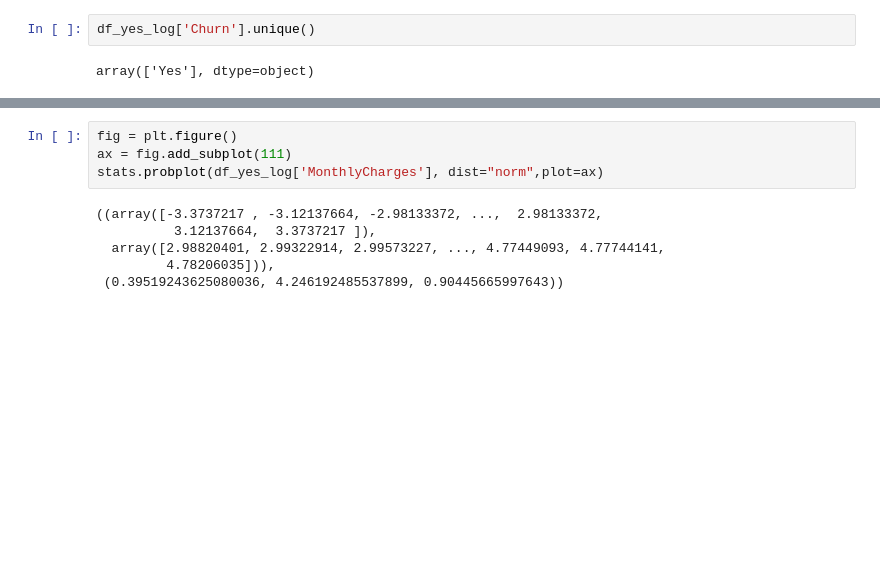
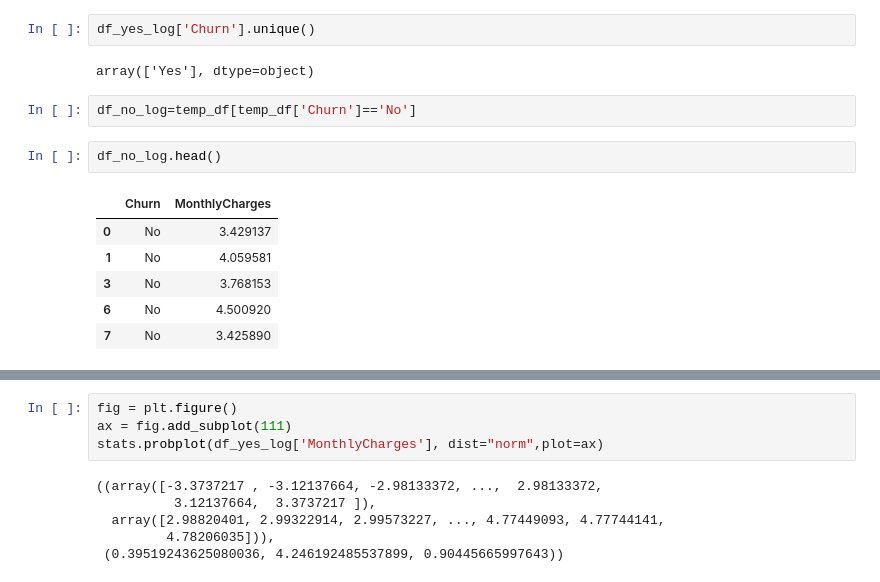
Before and after one commit to haythemmz/churn_prediction, a Jupyter notebook: EDA.ipynb, the cells around one changed output, grey strips where cells are left out. Cells and saved outputs as stored; diff of their text form; blank space fills up the shorter version.

```diff
--- a/EDA.ipynb
+++ b/EDA.ipynb
@@ -442,3 +450,14 @@ df_yes_log.head()
 df_yes_log['Churn'].unique()
 # %% [output]
 array(['Yes'], dtype=object)
+# %%
+df_no_log=temp_df[temp_df['Churn']=='No']
+# %%
+df_no_log.head()
+# %% [output]
+|  | Churn | MonthlyCharges |
+| 0 | No | 3.429137 |
+| 1 | No | 4.059581 |
+| 3 | No | 3.768153 |
+| 6 | No | 4.500920 |
+| 7 | No | 3.425890 |
```
Also changed, not shown: parts of 7 cells of this notebook.
